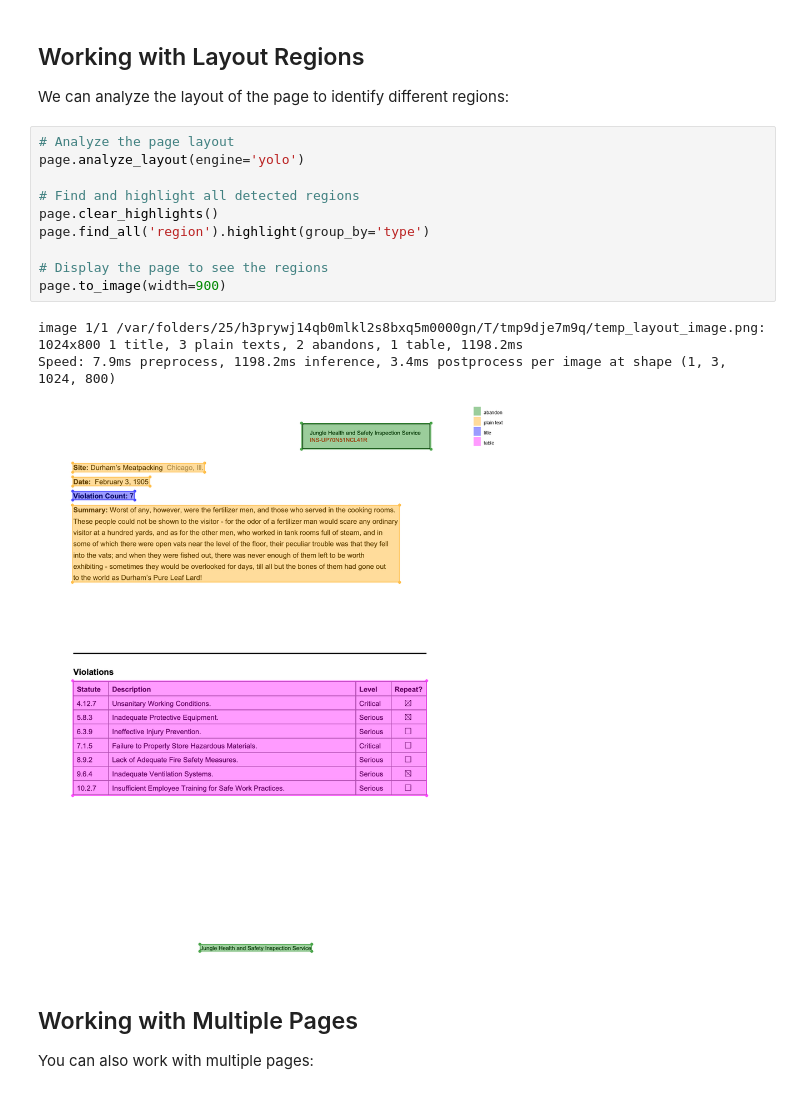
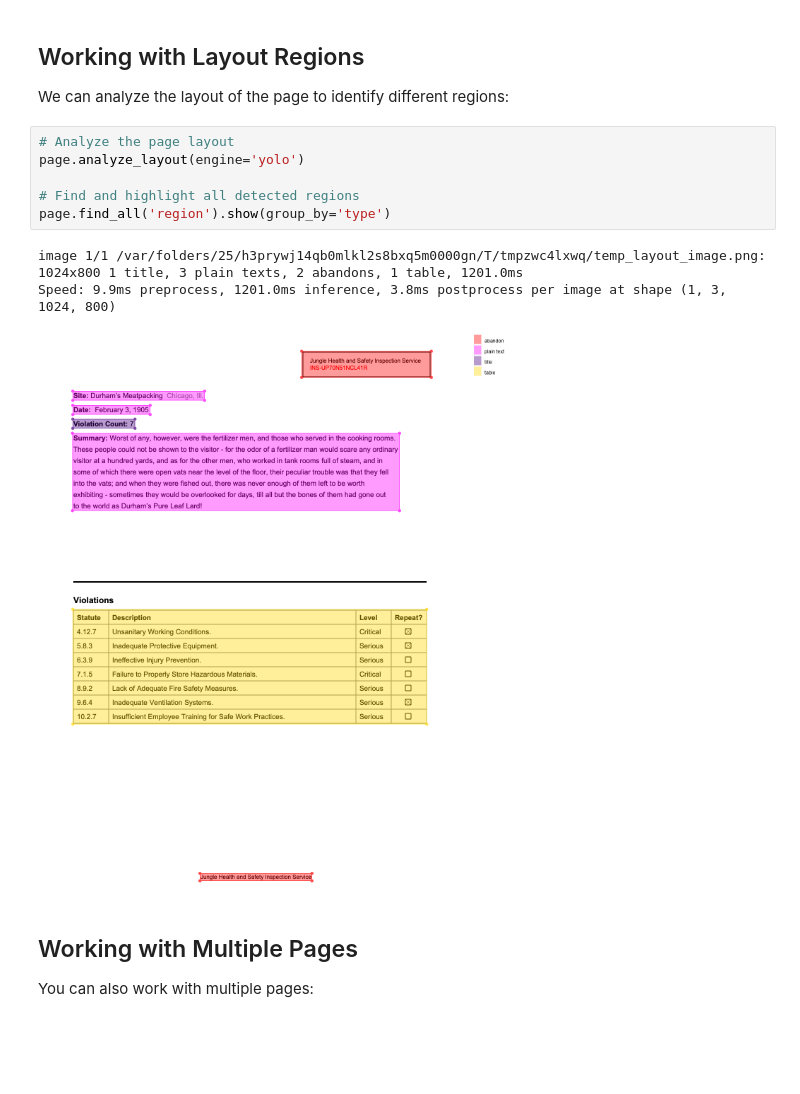
Before and after one commit to jsoma/natural-pdf, a Jupyter notebook: tutorials/01-loading-and-extraction/01-loading-and-extraction.ipynb, the cells around one changed output. Cells and saved outputs as stored; diff of their text form; blank space fills up the shorter version.

```diff
--- a/tutorials/01-loading-and-extraction/01-loading-and-extraction.ipynb
+++ b/tutorials/01-loading-and-extraction/01-loading-and-extraction.ipynb
@@ -71,17 +67,13 @@ We can analyze the layout of the page to identify different regions:
 # %%
 # Analyze the page layout
 page.analyze_layout(engine='yolo')
 
 # Find and highlight all detected regions
-page.clear_highlights()
-page.find_all('region').highlight(group_by='type')
-
-# Display the page to see the regions
-page.to_image(width=900)
+page.find_all('region').show(group_by='type')
 # %% [output]
-image 1/1 /var/folders/25/h3prywj14qb0mlkl2s8bxq5m0000gn/T/tmp9dje7m9q/temp_layout_image.png: 1024x800 1 title, 3 plain texts, 2 abandons, 1 table, 1198.2ms
-Speed: 7.9ms preprocess, 1198.2ms inference, 3.4ms postprocess per image at shape (1, 3, 1024, 800)
+image 1/1 /var/folders/25/h3prywj14qb0mlkl2s8bxq5m0000gn/T/tmpzwc4lxwq/temp_layout_image.png: 1024x800 1 title, 3 plain texts, 2 abandons, 1 table, 1201.0ms
+Speed: 9.9ms preprocess, 1201.0ms inference, 3.8ms postprocess per image at shape (1, 3, 1024, 800)
-[figure, old version]
+[figure, new version]
 # %% [markdown]
 ## Working with Multiple Pages
 
```
Also changed, not shown: parts of 1 cell of this notebook, 28 other files.
